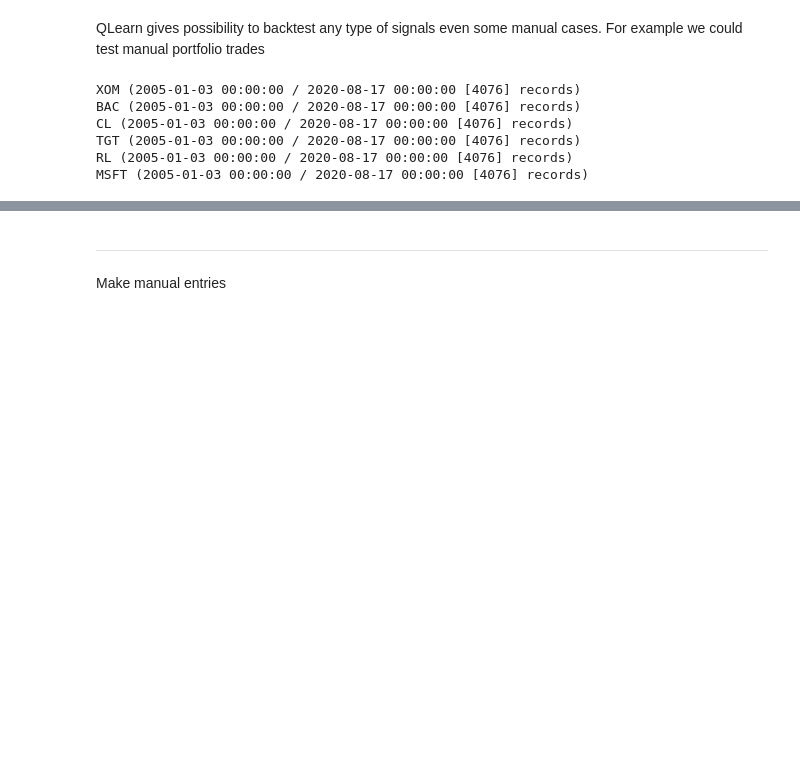
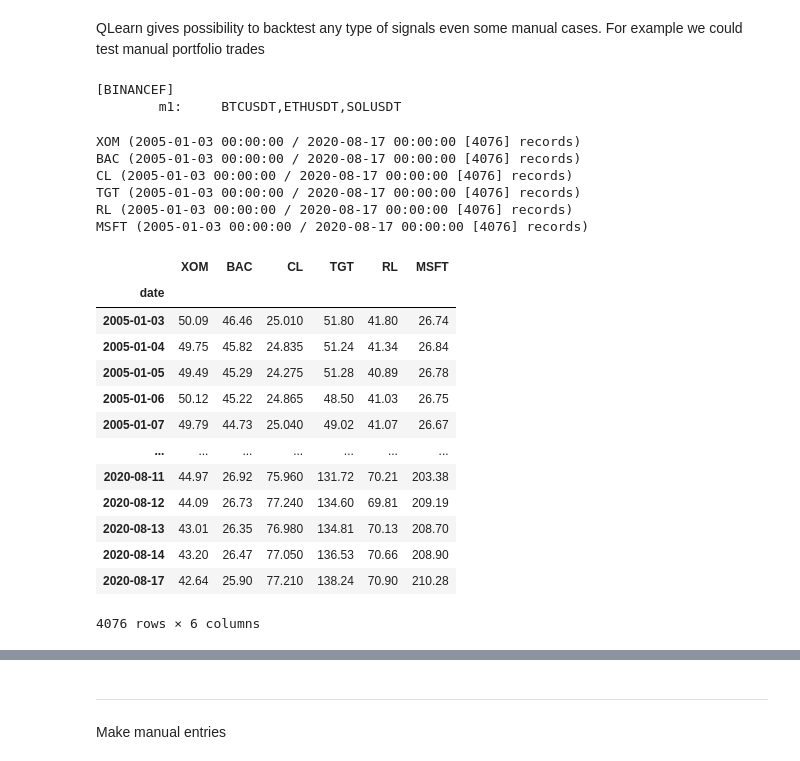
Before and after one commit to appliedalphacom/qlearn, a Jupyter notebook: examples/0. Backtesting Tutorial.ipynb, the cells around one changed output, grey strips where cells are left out. Cells and saved outputs as stored; diff of their text form; code cells hidden in the pictures; blank space fills up the shorter version.

```diff
--- a/examples/0. Backtesting Tutorial.ipynb
+++ b/examples/0. Backtesting Tutorial.ipynb
@@ -15,4 +15,9 @@ import seaborn as sns
 <hr/>
 # %% [markdown]
 QLearn gives possibility to backtest any type of signals even some manual cases. For example we could test manual portfolio trades
+# %%
+ls_data('BINANCEF')
+# %% [output]
+[BINANCEF]
+        m1:     BTCUSDT,ETHUSDT,SOLUSDT
 # %%
@@ -31,3 +40,24 @@ MSFT (2005-01-03 00:00:00 / 2020-08-17 00:00:00 [4076] records)
+# %%
+# data.ticks('XOM','BAC','CL', 'TGT', 'RL', 'MSFT')
+retain_columns_and_join(
+    data.ticks('XOM','BAC','CL', 'TGT', 'RL', 'MSFT'),
+    'close'
+)
+# %% [output]
+|  | XOM | BAC | CL | TGT | RL | MSFT |
+| date |  |  |  |  |  |  |
+| 2005-01-03 | 50.09 | 46.46 | 25.010 | 51.80 | 41.80 | 26.74 |
+| 2005-01-04 | 49.75 | 45.82 | 24.835 | 51.24 | 41.34 | 26.84 |
+| 2005-01-05 | 49.49 | 45.29 | 24.275 | 51.28 | 40.89 | 26.78 |
+| 2005-01-06 | 50.12 | 45.22 | 24.865 | 48.50 | 41.03 | 26.75 |
+| 2005-01-07 | 49.79 | 44.73 | 25.040 | 49.02 | 41.07 | 26.67 |
+| ... | ... | ... | ... | ... | ... | ... |
+| 2020-08-11 | 44.97 | 26.92 | 75.960 | 131.72 | 70.21 | 203.38 |
+| 2020-08-12 | 44.09 | 26.73 | 77.240 | 134.60 | 69.81 | 209.19 |
+| 2020-08-13 | 43.01 | 26.35 | 76.980 | 134.81 | 70.13 | 208.70 |
+| 2020-08-14 | 43.20 | 26.47 | 77.050 | 136.53 | 70.66 | 208.90 |
+| 2020-08-17 | 42.64 | 25.90 | 77.210 | 138.24 | 70.90 | 210.28 |
+4076 rows × 6 columns
 # %%
 fig(18, 5)
 plt.plot(retain_columns_and_join(data.ticks('XOM','BAC','CL', 'TGT', 'RL', 'MSFT'), 'close'));
```
Also changed, not shown: parts of 43 cells of this notebook.
